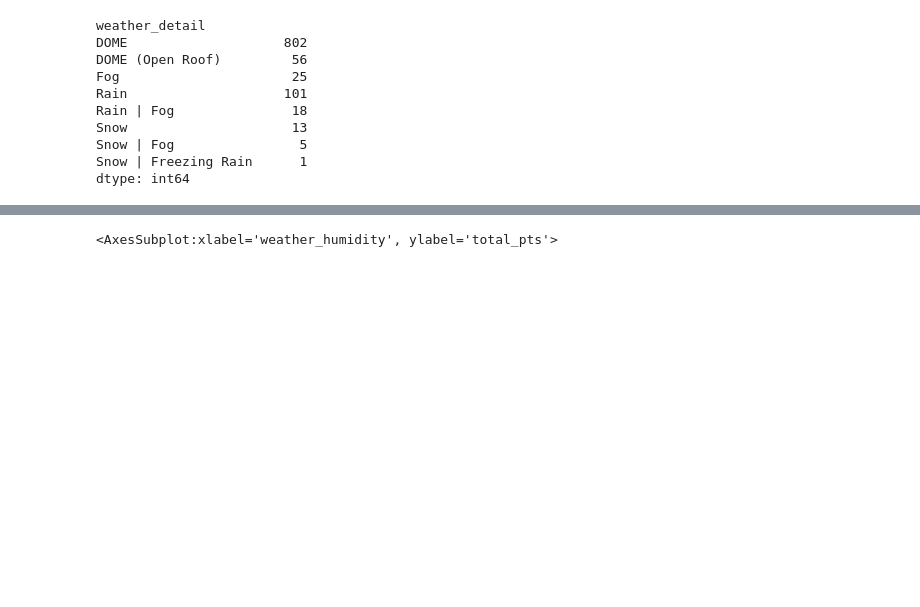
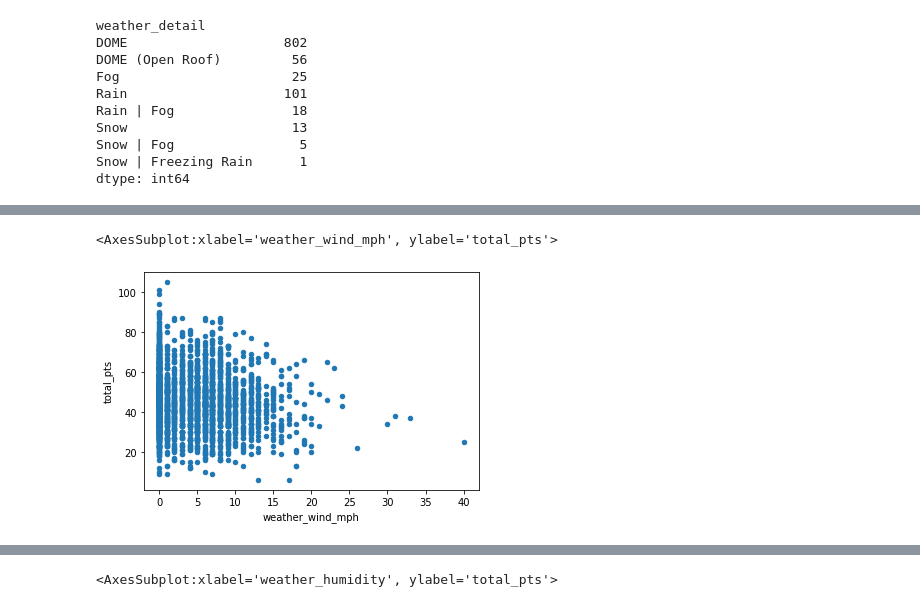
Before and after one commit to arya3364/How-Weather-Effects-Football-Games, a Jupyter notebook: nfl-scores-and-data.ipynb, the cells around one changed output, grey strips where cells are left out. Saved outputs shown, nothing was run; the diff lists cells and outputs as text; code cells hidden in the pictures; blank space fills up the shorter version.

```diff
--- a/nfl-scores-and-data.ipynb
+++ b/nfl-scores-and-data.ipynb
@@ -78,9 +91,12 @@ See the caveats in the documentation: https://pandas.pydata.org/pandas-docs/stab
 # %%
 # This plot compares the total points variable against the wind speed variable. As we can see from the scatterplot below there seems to be a high
 # correlation between wind speed and points per game. This scatter plot helps to prove that the lower the wind speed, the more points that are able
 # to be scored per game.
 
-# games_2010s.plot(kind = 'scatter', x = 'weather_wind_mph', y = 'total_pts')
+games_2010s.plot(kind = 'scatter', x = 'weather_wind_mph', y = 'total_pts')
+# %% [output]
+<AxesSubplot:xlabel='weather_wind_mph', ylabel='total_pts'>
+[figure, added]
 # %%
 # In this plot we see that we can't real make any conclusions out of it as the total pts per game seem to be relative regardless of temperature.
 # Thus, it is fair to say that temperature doesn't really effect the amount of points that are scored during football games.
```
Also changed, not shown: parts of 2 cells of this notebook.
